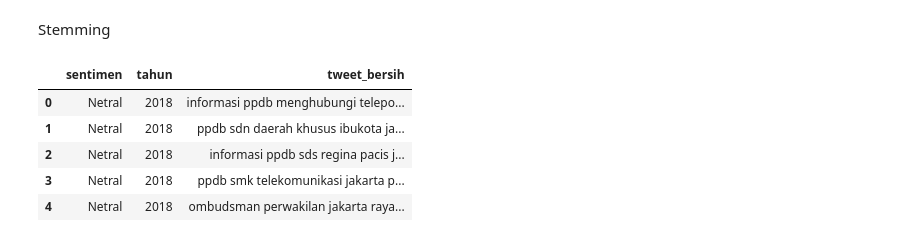
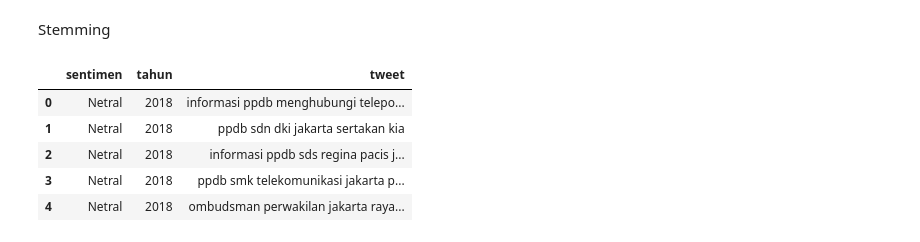
Before and after one commit to Risqi2112/Penelitian, a Jupyter notebook: Analisis_Sentimen_PPDB_2018_2022/Preprocessing_Tanpa_Stopword.ipynb, the cells around one changed output. Saved outputs shown, nothing was run; the diff lists cells and outputs as text; code cells hidden in the pictures.

```diff
--- a/Analisis_Sentimen_PPDB_2018_2022/Preprocessing_Tanpa_Stopword.ipynb
+++ b/Analisis_Sentimen_PPDB_2018_2022/Preprocessing_Tanpa_Stopword.ipynb
@@ -173,7 +173,7 @@ Data_train.head()
 # %% [markdown]
 Mengubah kata-kata slang/singkatan menjadi kata baku & Tokenisasi
 # %%
-df = open('/content/Penelitian/Analisis_Sentimen_PPDB_2018_2022/data_slang.txt')
+df = open('/content/Penelitian/Analisis_Sentimen_PPDB_2018_2022/slang.txt')
 slangs = df.readlines(); df.close()
 slangs = [t.strip('\n').strip() for t in slangs]
 slangs = [t.split(":") for t in slangs]
@@ -255,15 +254,15 @@ Stemming
 # %%
 Data_train.drop(['text'],inplace=True,axis=1)
 Data_train.drop(['Filtering'],inplace=True,axis=1)
 Data_train.drop(['Non_Singkatan'],inplace=True,axis=1)
-Data_train['tweet_bersih'] = Data_train['Stop_Removal']
+Data_train['tweet'] = Data_train['Stop_Removal']
 Data_train.drop(['Stop_Removal'],inplace=True,axis=1)
 #Data_train.drop(['Stemming'],inplace=True,axis=1)
 Data_train.head()
 # %% [output]
-|  | sentimen | tahun | tweet_bersih |
+|  | sentimen | tahun | tweet |
 | 0 | Netral | 2018 | informasi ppdb menghubungi telepo... |
-| 1 | Netral | 2018 | ppdb sdn daerah khusus ibukota ja... |
+| 1 | Netral | 2018 | ppdb sdn dki jakarta sertakan kia |
 | 2 | Netral | 2018 | informasi ppdb sds regina pacis j... |
 | 3 | Netral | 2018 | ppdb smk telekomunikasi jakarta p... |
 | 4 | Netral | 2018 | ombudsman perwakilan jakarta raya... |
```
Also changed, not shown: parts of 6 cells of this notebook.
